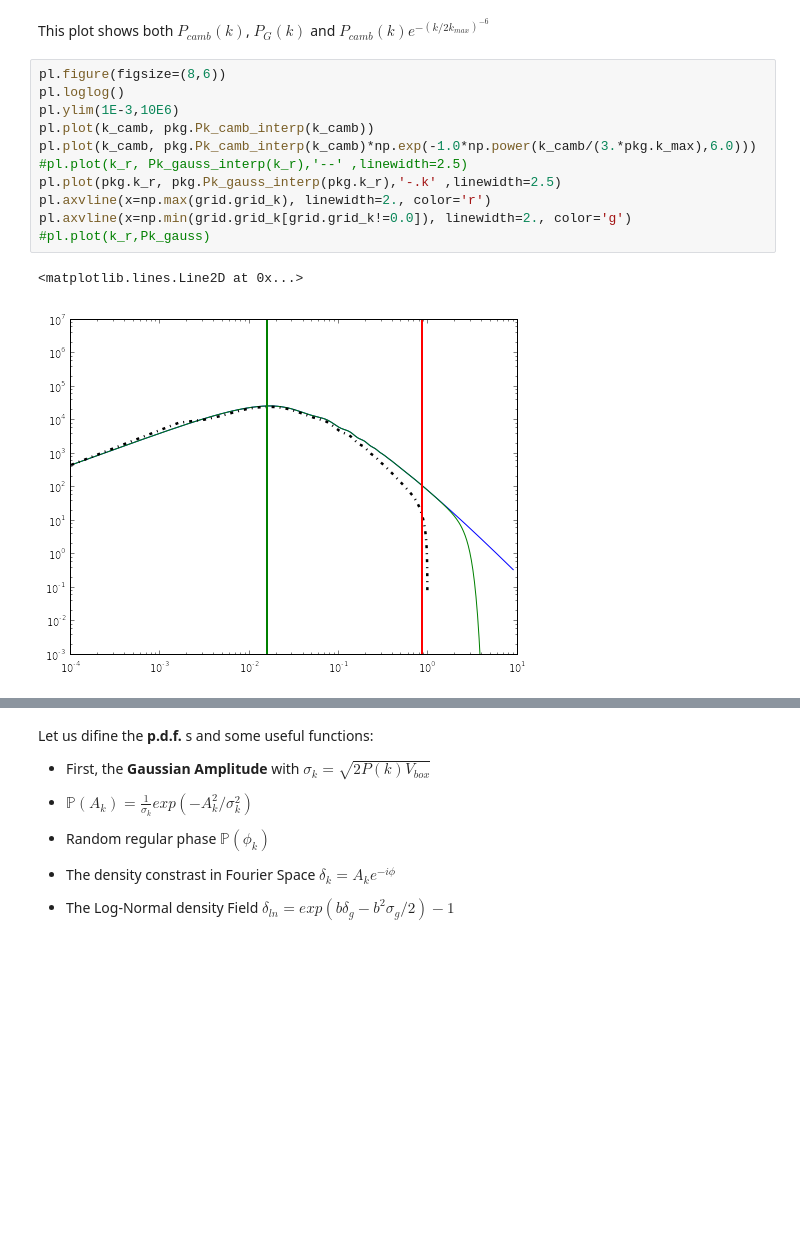
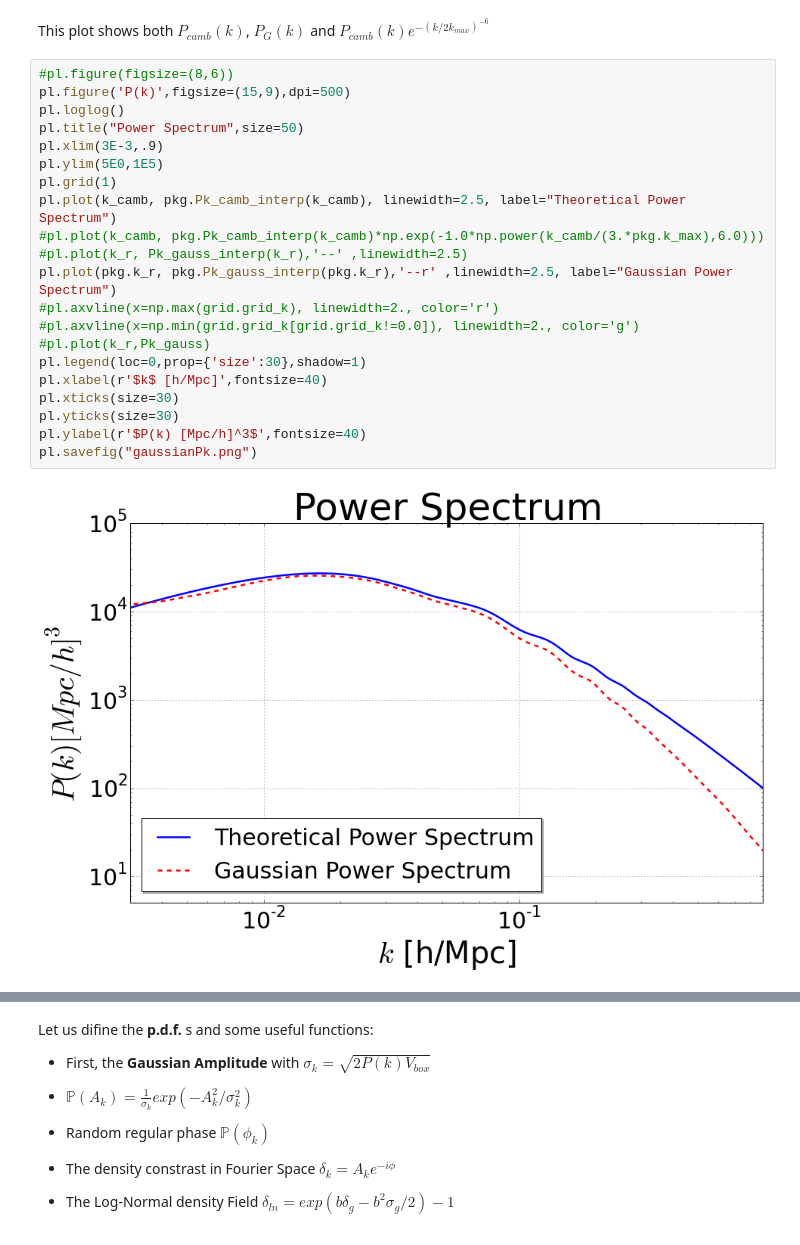
Before and after one commit to arthurmloureiro/pk_fkp, a Jupyter notebook: pk_fkp_notebook.ipynb, the cells around one changed output, grey strips where cells are left out. Cells and saved outputs as stored; diff of their text form; blank space fills up the shorter version.

```diff
--- a/pk_fkp_notebook.ipynb
+++ b/pk_fkp_notebook.ipynb
@@ -76,19 +122,28 @@ pl.plot(pkg.r_k,(pkg.r_k*pkg.r_k)*pkg.corr_ln)
 # %% [markdown]
 This plot shows both $P_{camb}(k)$, $P_{G}(k)$ and $P_{camb}(k)e^{-(k/2k_{max})^{-6}}$
 # %%
-pl.figure(figsize=(8,6))
+#pl.figure(figsize=(8,6))
+pl.figure('P(k)',figsize=(15,9),dpi=500)
 pl.loglog()
-pl.ylim(1E-3,10E6)
-pl.plot(k_camb, pkg.Pk_camb_interp(k_camb))
-pl.plot(k_camb, pkg.Pk_camb_interp(k_camb)*np.exp(-1.0*np.power(k_camb/(3.*pkg.k_max),6.0)))
+pl.title("Power Spectrum",size=50)
+pl.xlim(3E-3,.9)
+pl.ylim(5E0,1E5)
+pl.grid(1)
+pl.plot(k_camb, pkg.Pk_camb_interp(k_camb), linewidth=2.5, label="Theoretical Power Spectrum")
+#pl.plot(k_camb, pkg.Pk_camb_interp(k_camb)*np.exp(-1.0*np.power(k_camb/(3.*pkg.k_max),6.0)))
 #pl.plot(k_r, Pk_gauss_interp(k_r),'--' ,linewidth=2.5)
-pl.plot(pkg.k_r, pkg.Pk_gauss_interp(pkg.k_r),'-.k' ,linewidth=2.5)
-pl.axvline(x=np.max(grid.grid_k), linewidth=2., color='r')
-pl.axvline(x=np.min(grid.grid_k[grid.grid_k!=0.0]), linewidth=2., color='g')
+pl.plot(pkg.k_r, pkg.Pk_gauss_interp(pkg.k_r),'--r' ,linewidth=2.5, label="Gaussian Power Spectrum")
+#pl.axvline(x=np.max(grid.grid_k), linewidth=2., color='r')
+#pl.axvline(x=np.min(grid.grid_k[grid.grid_k!=0.0]), linewidth=2., color='g')
 #pl.plot(k_r,Pk_gauss)
+pl.legend(loc=0,prop={'size':30},shadow=1)
+pl.xlabel(r'$k$ [h/Mpc]',fontsize=40)
+pl.xticks(size=30)
+pl.yticks(size=30)
+pl.ylabel(r'$P(k) [Mpc/h]^3$',fontsize=40)
+pl.savefig("gaussianPk.png")
 # %% [output]
-<matplotlib.lines.Line2D at 0x...>
-[figure, old version]
+[figure, new version]
 # %%
 %%time
 k_flat = grid.grid_k.flatten()*(2.*np.pi*n_x/L_x)                 #this norm factor is so we can have physical unities
```
Also changed, not shown: parts of 42 cells of this notebook, 1 other file.
